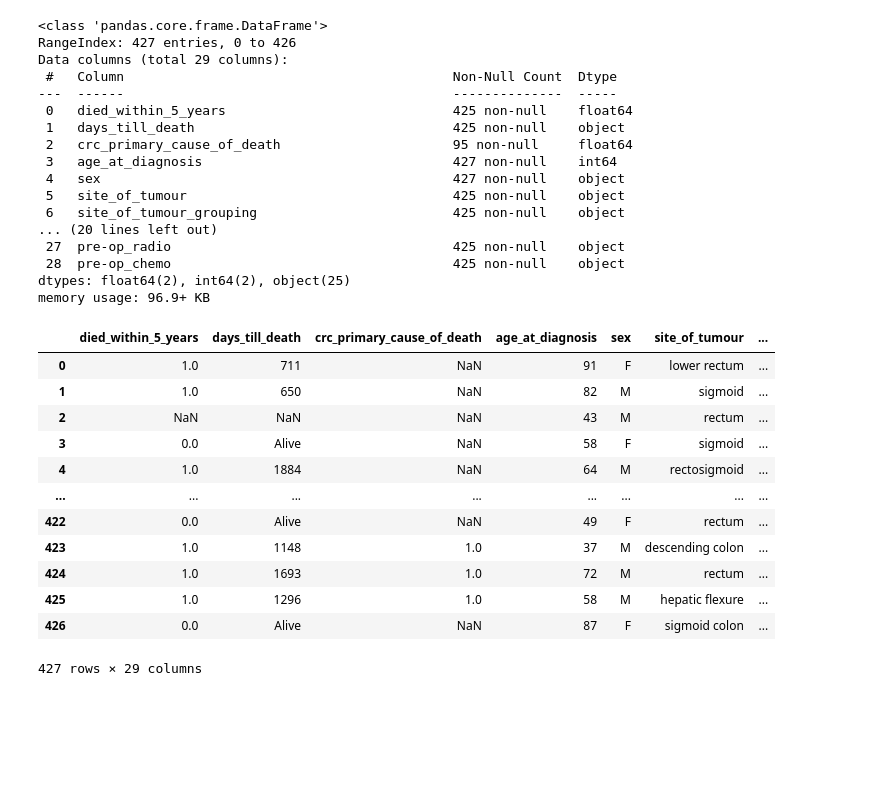
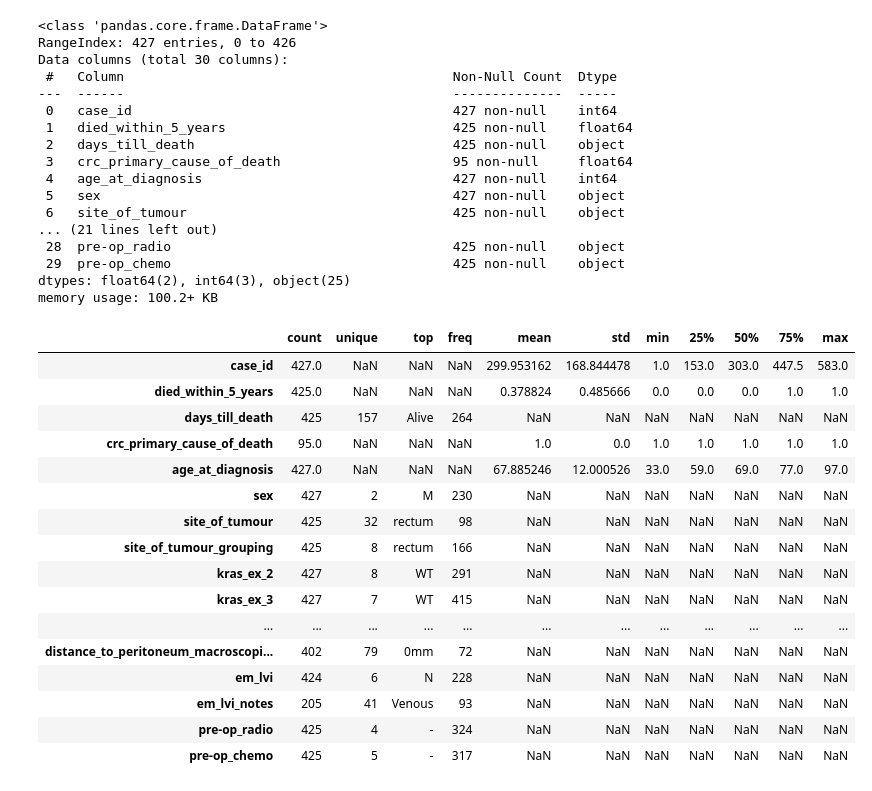
Before and after one commit to taming3joy/AIC-201, a Jupyter notebook: Taming AIC-201 Neural Network.ipynb, the cells around one changed output. Cells and saved outputs as stored; diff of their text form; code cells hidden in the pictures; blank space fills up the shorter version.

```diff
--- a/Taming AIC-201 Neural Network.ipynb
+++ b/Taming AIC-201 Neural Network.ipynb
@@ -19,20 +29,39 @@ data.head(10)
 # %%
-data.info()
+#Initial EDA of data
+df.info() #Show datatypes
+df.describe(include='all').transpose()
 # %% [output]
 <class 'pandas.core.frame.DataFrame'>
 RangeIndex: 427 entries, 0 to 426
-Data columns (total 29 columns):
+Data columns (total 30 columns):
  #   Column                                          Non-Null Count  Dtype
 ---  ------                                          --------------  -----
- 0   died_within_5_years                             425 non-null    float64
- 1   days_till_death                                 425 non-null    object
- 2   crc_primary_cause_of_death                      95 non-null     float64
- 3   age_at_diagnosis                                427 non-null    int64
- 4   sex                                             427 non-null    object
- 5   site_of_tumour                                  425 non-null    object
- 6   site_of_tumour_grouping                         425 non-null    object
-... (20 lines left out)
- 27  pre-op_radio                                    425 non-null    object
- 28  pre-op_chemo                                    425 non-null    object
-dtypes: float64(2), int64(2), object(25)
-memory usage: 96.9+ KB
+ 0   case_id                                         427 non-null    int64
+ 1   died_within_5_years                             425 non-null    float64
+ 2   days_till_death                                 425 non-null    object
+ 3   crc_primary_cause_of_death                      95 non-null     float64
+ 4   age_at_diagnosis                                427 non-null    int64
+ 5   sex                                             427 non-null    object
+ 6   site_of_tumour                                  425 non-null    object
+... (21 lines left out)
+ 28  pre-op_radio                                    425 non-null    object
+ 29  pre-op_chemo                                    425 non-null    object
+dtypes: float64(2), int64(3), object(25)
+memory usage: 100.2+ KB
+|  | count | unique | top | freq | mean | std | min | 25% | 50% | 75% | max |
+| case_id | 427.0 | NaN | NaN | NaN | 299.953162 | 168.844478 | 1.0 | 153.0 | 303.0 | 447.5 | 583.0 |
+| died_within_5_years | 425.0 | NaN | NaN | NaN | 0.378824 | 0.485666 | 0.0 | 0.0 | 0.0 | 1.0 | 1.0 |
+| days_till_death | 425 | 157 | Alive | 264 | NaN | NaN | NaN | NaN | NaN | NaN | NaN |
+| crc_primary_cause_of_death | 95.0 | NaN | NaN | NaN | 1.0 | 0.0 | 1.0 | 1.0 | 1.0 | 1.0 | 1.0 |
+| age_at_diagnosis | 427.0 | NaN | NaN | NaN | 67.885246 | 12.000526 | 33.0 | 59.0 | 69.0 | 77.0 | 97.0 |
+| sex | 427 | 2 | M | 230 | NaN | NaN | NaN | NaN | NaN | NaN | NaN |
+| site_of_tumour | 425 | 32 | rectum | 98 | NaN | NaN | NaN | NaN | NaN | NaN | NaN |
+| site_of_tumour_grouping | 425 | 8 | rectum | 166 | NaN | NaN | NaN | NaN | NaN | NaN | NaN |
+| kras_ex_2 | 427 | 8 | WT | 291 | NaN | NaN | NaN | NaN | NaN | NaN | NaN |
+| kras_ex_3 | 427 | 7 | WT | 415 | NaN | NaN | NaN | NaN | NaN | NaN | NaN |
+| ... | ... | ... | ... | ... | ... | ... | ... | ... | ... | ... | ... |
+| distance_to_peritoneum_macroscopi... | 402 | 79 | 0mm | 72 | NaN | NaN | NaN | NaN | NaN | NaN | NaN |
+| em_lvi | 424 | 6 | N | 228 | NaN | NaN | NaN | NaN | NaN | NaN | NaN |
+| em_lvi_notes | 205 | 41 | Venous | 93 | NaN | NaN | NaN | NaN | NaN | NaN | NaN |
+| pre-op_radio | 425 | 4 | - | 324 | NaN | NaN | NaN | NaN | NaN | NaN | NaN |
+| pre-op_chemo | 425 | 5 | - | 317 | NaN | NaN | NaN | NaN | NaN | NaN | NaN |
@@ -42,17 +67,0 @@ data["died_within_5_years"]
-# %%
-data=data.drop(labels=["case_id"],axis=1)
-data
-# %% [output]
-|  | died_within_5_years | days_till_death | crc_primary_cause_of_death | age_at_diagnosis | sex | site_of_tumour | ... |
-| 0 | 1.0 | 711 | NaN | 91 | F | lower rectum | ... |
-| 1 | 1.0 | 650 | NaN | 82 | M | sigmoid | ... |
-| 2 | NaN | NaN | NaN | 43 | M | rectum | ... |
-| 3 | 0.0 | Alive | NaN | 58 | F | sigmoid | ... |
-| 4 | 1.0 | 1884 | NaN | 64 | M | rectosigmoid | ... |
-| ... | ... | ... | ... | ... | ... | ... | ... |
-| 422 | 0.0 | Alive | NaN | 49 | F | rectum | ... |
-| 423 | 1.0 | 1148 | 1.0 | 37 | M | descending colon | ... |
-| 424 | 1.0 | 1693 | 1.0 | 72 | M | rectum | ... |
-| 425 | 1.0 | 1296 | 1.0 | 58 | M | hepatic flexure | ... |
-| 426 | 0.0 | Alive | NaN | 87 | F | sigmoid colon | ... |
-427 rows × 29 columns
```
Also changed, not shown: parts of 11 cells of this notebook.
